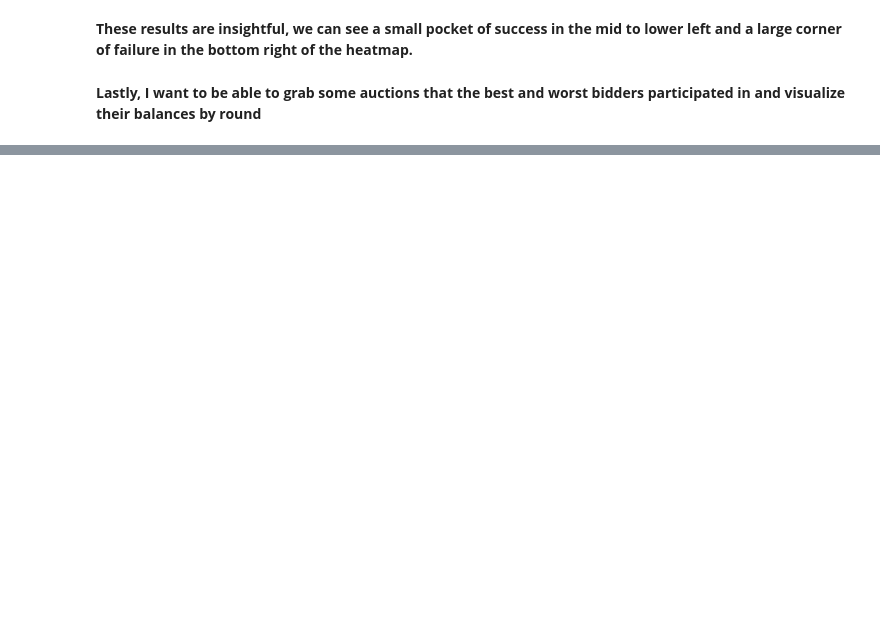
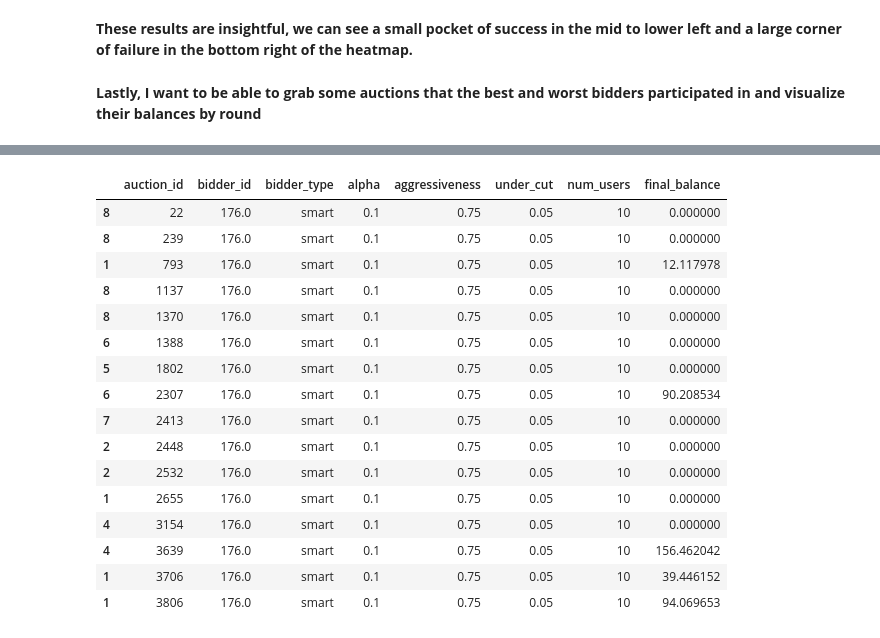
Before and after one commit to cbwright11/second-price-auction, a Jupyter notebook: Experiments.ipynb, the cells around one changed output, grey strips where cells are left out. Cells and saved outputs as stored; diff of their text form; code cells hidden in the pictures; blank space fills up the shorter version.

```diff
--- a/Experiments.ipynb
+++ b/Experiments.ipynb
@@ -321,0 +349,21 @@ plt.xticks(ticks=plt.xticks()[0], labels=[str(i/10) for i in range(10)]);
+# %%
+best_bidder_auctions = df_auctions.loc[(df_auctions.alpha==0.1) & (df_auctions.aggressiveness==0.75) & (df_auctions.under_cut==0.05)]
+best_bidder_auctions
+# %% [output]
+|  | auction_id | bidder_id | bidder_type | alpha | aggressiveness | under_cut | num_users | final_balance |
+| 8 | 22 | 176.0 | smart | 0.1 | 0.75 | 0.05 | 10 | 0.000000 |
+| 8 | 239 | 176.0 | smart | 0.1 | 0.75 | 0.05 | 10 | 0.000000 |
+| 1 | 793 | 176.0 | smart | 0.1 | 0.75 | 0.05 | 10 | 12.117978 |
+| 8 | 1137 | 176.0 | smart | 0.1 | 0.75 | 0.05 | 10 | 0.000000 |
+| 8 | 1370 | 176.0 | smart | 0.1 | 0.75 | 0.05 | 10 | 0.000000 |
+| 6 | 1388 | 176.0 | smart | 0.1 | 0.75 | 0.05 | 10 | 0.000000 |
+| 5 | 1802 | 176.0 | smart | 0.1 | 0.75 | 0.05 | 10 | 0.000000 |
+| 6 | 2307 | 176.0 | smart | 0.1 | 0.75 | 0.05 | 10 | 90.208534 |
+| 7 | 2413 | 176.0 | smart | 0.1 | 0.75 | 0.05 | 10 | 0.000000 |
+| 2 | 2448 | 176.0 | smart | 0.1 | 0.75 | 0.05 | 10 | 0.000000 |
+| 2 | 2532 | 176.0 | smart | 0.1 | 0.75 | 0.05 | 10 | 0.000000 |
+| 1 | 2655 | 176.0 | smart | 0.1 | 0.75 | 0.05 | 10 | 0.000000 |
+| 4 | 3154 | 176.0 | smart | 0.1 | 0.75 | 0.05 | 10 | 0.000000 |
+| 4 | 3639 | 176.0 | smart | 0.1 | 0.75 | 0.05 | 10 | 156.462042 |
+| 1 | 3706 | 176.0 | smart | 0.1 | 0.75 | 0.05 | 10 | 39.446152 |
+| 1 | 3806 | 176.0 | smart | 0.1 | 0.75 | 0.05 | 10 | 94.069653 |
```
Also changed, not shown: parts of 16 cells of this notebook, 1 other file.
